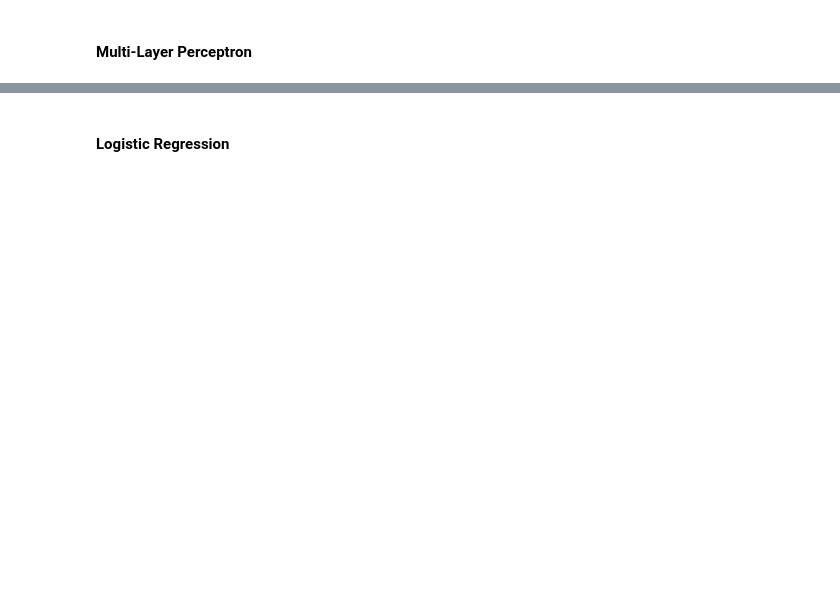
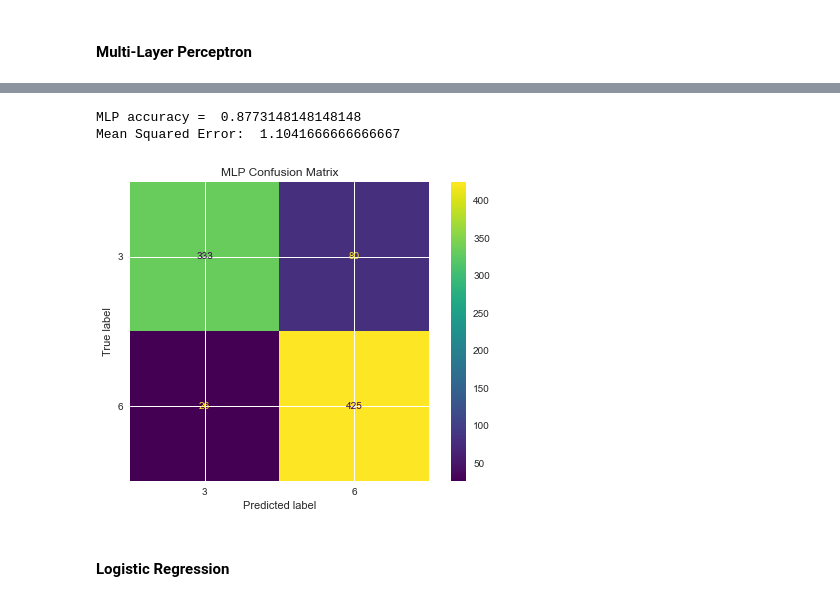
Before and after one commit to justinetaylor/mids-w207-final-project, a Jupyter notebook: clear_cut_solution.ipynb, the cells around one changed output, grey strips where cells are left out. Cells and saved outputs as stored; diff of their text form; code cells hidden in the pictures; blank space fills up the shorter version.

```diff
--- a/clear_cut_solution.ipynb
+++ b/clear_cut_solution.ipynb
@@ -224,3 +316,26 @@ Mean Squared Error:  1.3316798941798942
+# %%
+def subset_36():
+    """This funciton trains a MLP model specifically on cover type 3 and 6 datasets"""
+    model = MLPClassifier(alpha=1e-3, hidden_layer_sizes=(200,), random_state=0, max_iter=200)
+    model.fit(train_data36, train_labels36)
+    predictions = model.predict(dev_data36)
+    ypred36 = model.predict(test_36)
+    res36 = pd.DataFrame.from_dict(dict(zip(test_36_id.to_list(),ypred36)), orient='index', columns=["Cover_Type"])
+    score = model.score(dev_data36, dev_labels36)
+    probabilities = model.predict_proba(dev_data36)
+    plot_confusion_matrix(model, dev_data36, dev_labels36, values_format = "d")
+    plt.title("MLP Confusion Matrix")
+    plt.plot()
+    print("MLP accuracy = ",score)
+    mse_nn = mean_squared_error(dev_labels36, predictions)
+    print("Mean Squared Error: ", mse_nn)
+
+    return score, probabilities, res36, ypred36
+score36, prob36, res36, ypred36 = subset_36()
+# %% [output]
+MLP accuracy =  0.8773148148148148
+Mean Squared Error:  1.1041666666666667
+[figure, added]
 # %% [markdown]
 #### Logistic Regression
 # %%
```
Also changed, not shown: parts of 35 cells of this notebook, 1 other file.
